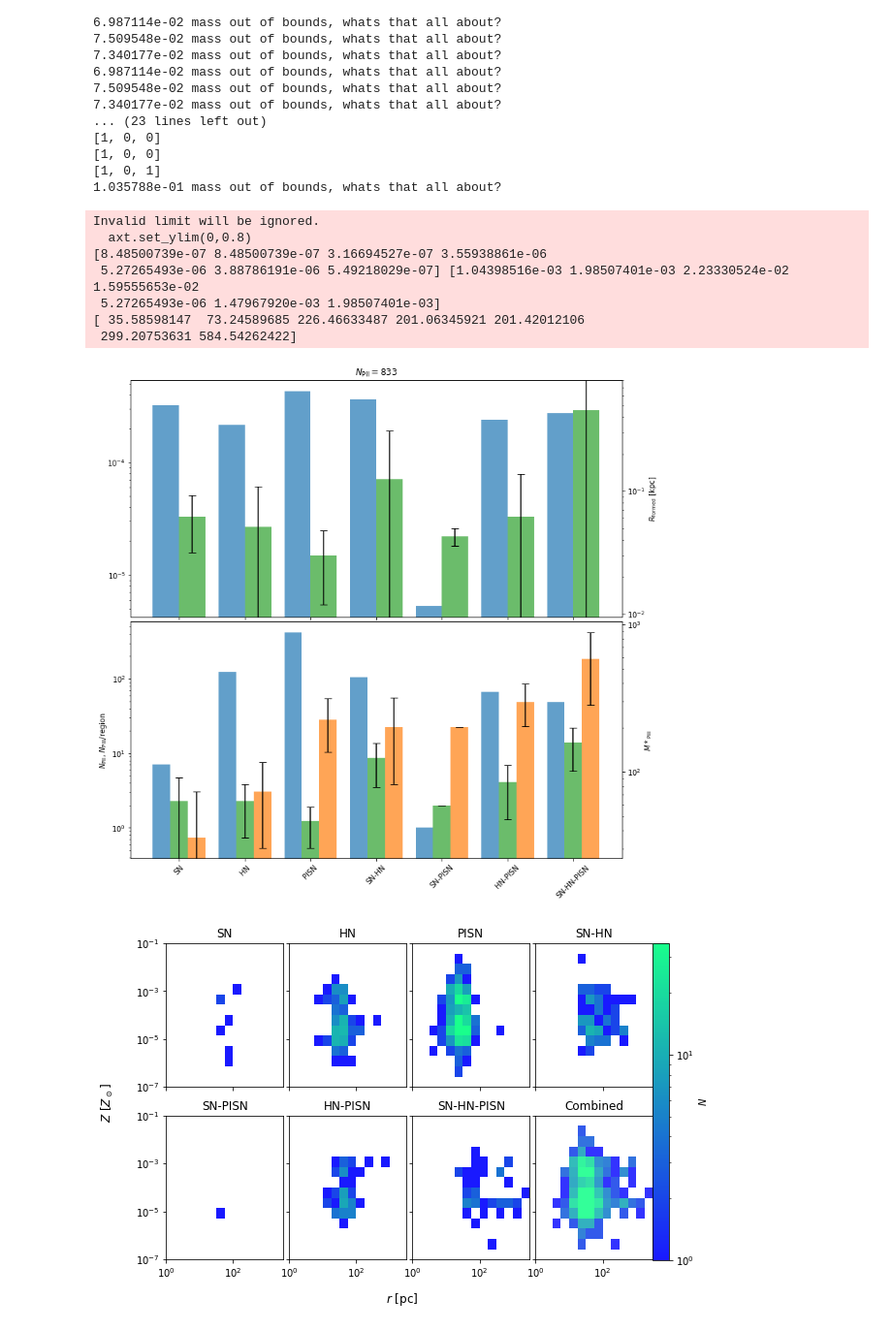
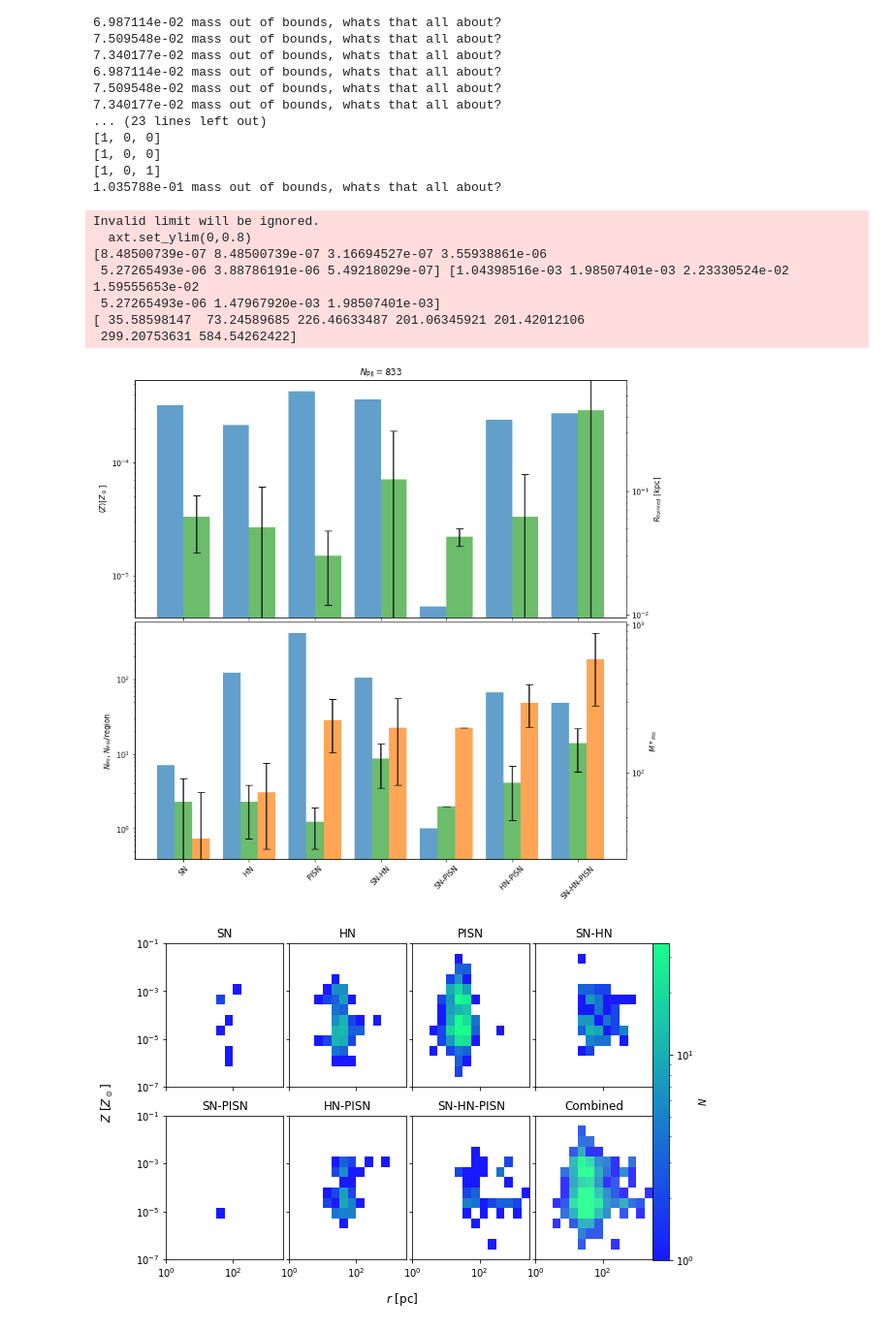
Before and after one commit to azton/phoenix_analysis, a Jupyter notebook: p2_origins_plotting.ipynb, the cells around one changed output. Shown at 97% size. Cells and saved outputs as stored; diff of their text form; code cells hidden in the pictures.

Commit message:
notebook for plotting p2 origins dataset

```diff
--- a/p2_origins_plotting.ipynb
+++ b/p2_origins_plotting.ipynb
@@ -303,34 +326,35 @@ ax[1].bar(label_loc, mean_n,
                 width=width,
                 align='center',
                 color='tab:green',
                 capsize=5,
                 yerr=std_n,
                 label='$R_{\\rm enrich}$')
 
 ax[0].set_yscale('log')
+ax[0].set_ylabel('$\\langle Z\\rangle [Z_\odot]$')
 # ax[0].set_ylim(7e-5, 1e-3)
 axt.set_yscale('log')
 axt1.set_yscale('log')
 ax[1].set_yscale('log')
 axt.set_ylim(0,0.8)
 # ax.set_ylim(0, 40)
 axt.set_ylabel('$R_{\\rm formed}$ [kpc]')
 ax[1].set_ylabel('$N_{\\rm PII}$, $N_{\\rm PIII}/$region')
 axt1.set_ylabel('$M*_{\\rm PIII}$')
 ax[1].set_xticklabels(labels, rotation=45)
 plt.subplots_adjust(hspace=0.02)
 plt.savefig('Formation_stats.pdf')
 print(min_z, max_z)
 print(mform)
 # %% [output]
 Invalid limit will be ignored.
   axt.set_ylim(0,0.8)
 [8.48500739e-07 8.48500739e-07 3.16694527e-07 3.55938861e-06
  5.27265493e-06 3.88786191e-06 5.49218029e-07] [1.04398516e-03 1.98507401e-03 2.23330524e-02 1.59555653e-02
  5.27265493e-06 1.47967920e-03 1.98507401e-03]
 [ 35.58598147  73.24589685 226.46633487 201.06345921 201.42012106
  299.20753631 584.54262422]
-[figure, old version]
+[figure, new version]
 # %%
 from matplotlib.colors import LogNorm
 fig, ax = plt.subplots(2,4, figsize=(9,6), sharex=True, sharey=True)
```
Also changed, not shown: parts of 3 cells of this notebook.
